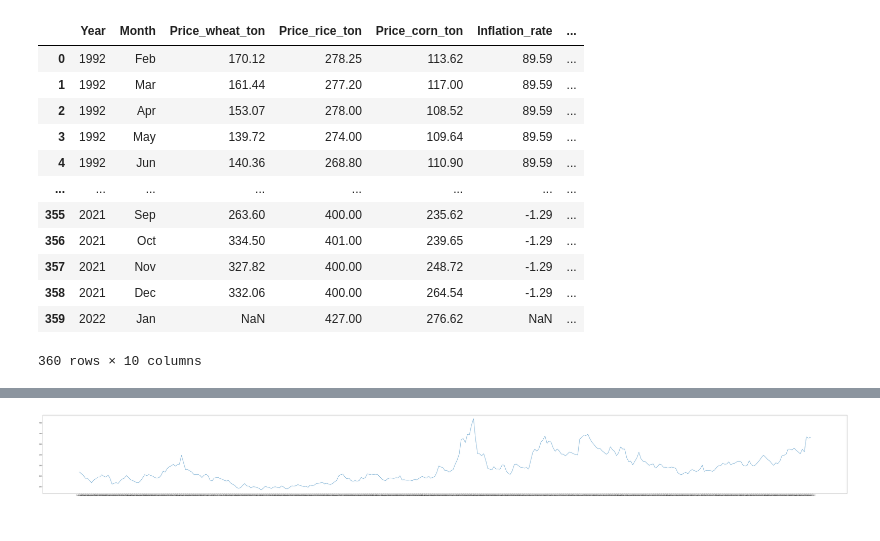
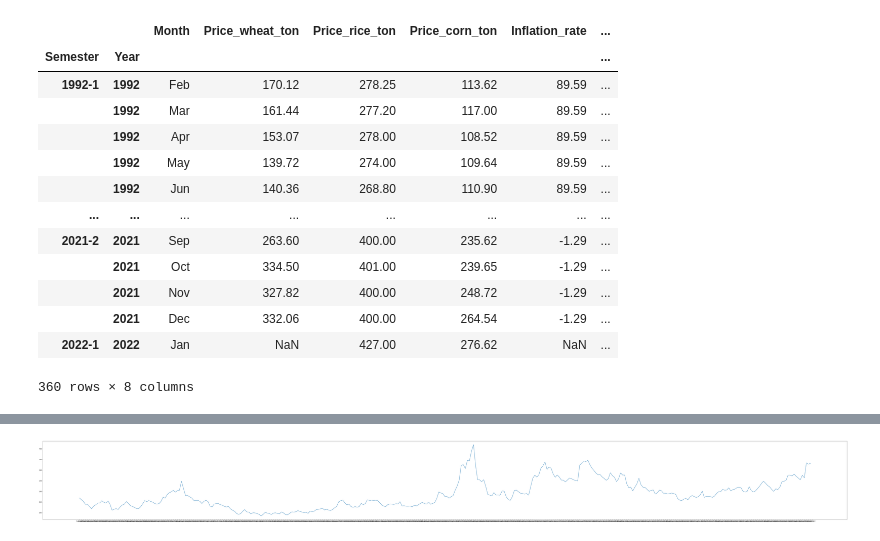
Before and after one commit to SANTOSTAVARES/cerial-prices-changes-within-last-30-years, a Jupyter notebook: rice_beef_coffee_price_changes.ipynb, the cells around one changed output, grey strips where cells are left out. Drawn from its saved outputs; the diff is of its cells as text; code cells hidden in the pictures.

```diff
--- a/rice_beef_coffee_price_changes.ipynb
+++ b/rice_beef_coffee_price_changes.ipynb
@@ -18,20 +18,21 @@ for i in df.itertuples():
   else:
     semester_list.append(f'{i.Year}-2')
 df['Semester'] = semester_list
-# %%
-df
-# %% [output]
-|  | Year | Month | Price_wheat_ton | Price_rice_ton | Price_corn_ton | Inflation_rate | ... |
-| 0 | 1992 | Feb | 170.12 | 278.25 | 113.62 | 89.59 | ... |
-| 1 | 1992 | Mar | 161.44 | 277.20 | 117.00 | 89.59 | ... |
-| 2 | 1992 | Apr | 153.07 | 278.00 | 108.52 | 89.59 | ... |
-| 3 | 1992 | May | 139.72 | 274.00 | 109.64 | 89.59 | ... |
-| 4 | 1992 | Jun | 140.36 | 268.80 | 110.90 | 89.59 | ... |
-| ... | ... | ... | ... | ... | ... | ... | ... |
-| 355 | 2021 | Sep | 263.60 | 400.00 | 235.62 | -1.29 | ... |
-| 356 | 2021 | Oct | 334.50 | 401.00 | 239.65 | -1.29 | ... |
-| 357 | 2021 | Nov | 327.82 | 400.00 | 248.72 | -1.29 | ... |
-| 358 | 2021 | Dec | 332.06 | 400.00 | 264.54 | -1.29 | ... |
-| 359 | 2022 | Jan | NaN | 427.00 | 276.62 | NaN | ... |
-360 rows × 10 columns
+# %%
+df.set_index(['Semester', 'Year'])
+# %% [output]
+|  |  | Month | Price_wheat_ton | Price_rice_ton | Price_corn_ton | Inflation_rate | ... |
+| Semester | Year |  |  |  |  |  | ... |
+| 1992-1 | 1992 | Feb | 170.12 | 278.25 | 113.62 | 89.59 | ... |
+|  | 1992 | Mar | 161.44 | 277.20 | 117.00 | 89.59 | ... |
+|  | 1992 | Apr | 153.07 | 278.00 | 108.52 | 89.59 | ... |
+|  | 1992 | May | 139.72 | 274.00 | 109.64 | 89.59 | ... |
+|  | 1992 | Jun | 140.36 | 268.80 | 110.90 | 89.59 | ... |
+| ... | ... | ... | ... | ... | ... | ... | ... |
+| 2021-2 | 2021 | Sep | 263.60 | 400.00 | 235.62 | -1.29 | ... |
+|  | 2021 | Oct | 334.50 | 401.00 | 239.65 | -1.29 | ... |
+|  | 2021 | Nov | 327.82 | 400.00 | 248.72 | -1.29 | ... |
+|  | 2021 | Dec | 332.06 | 400.00 | 264.54 | -1.29 | ... |
+| 2022-1 | 2022 | Jan | NaN | 427.00 | 276.62 | NaN | ... |
+360 rows × 8 columns
 # %%
```
Also changed, not shown: parts of 2 cells of this notebook.
